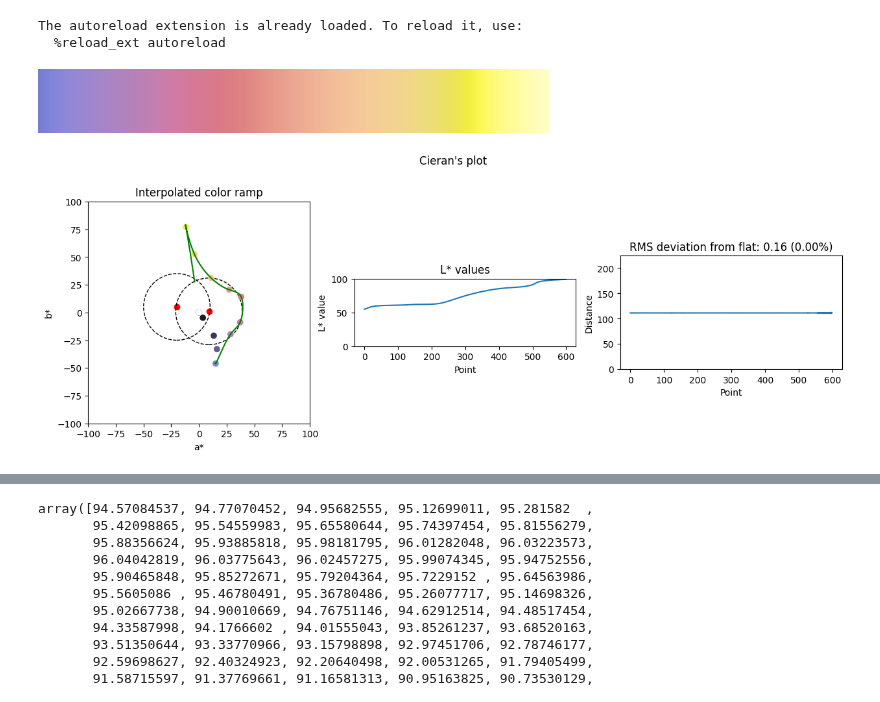
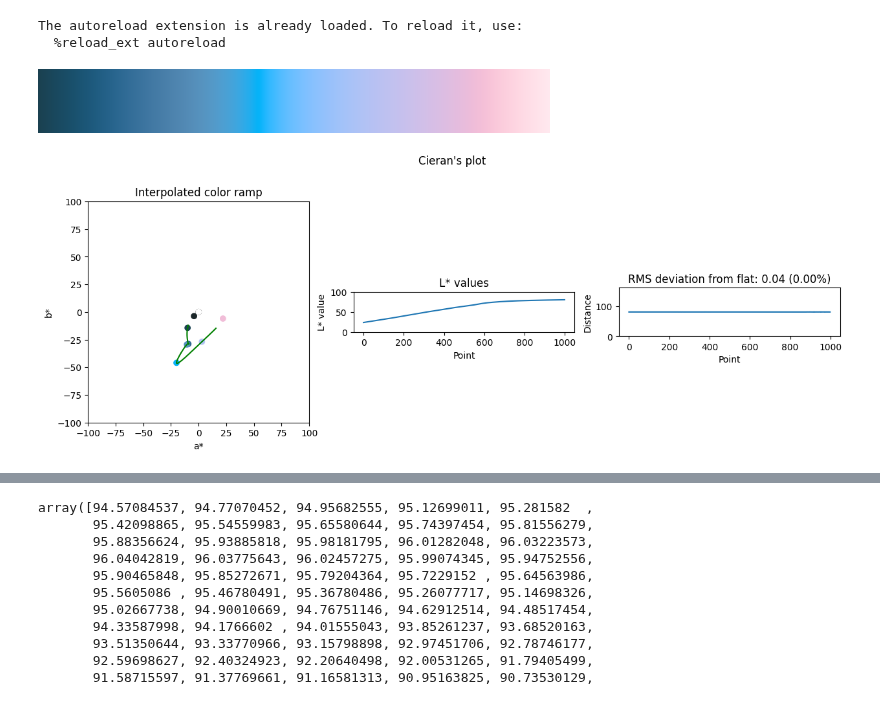
Before and after one commit to matthhong/cieran, a Jupyter notebook: ramping.ipynb, the cells around one changed output, grey strips where cells are left out. Cells and saved outputs as stored; diff of their text form; code cells hidden in the pictures.

```diff
--- a/ramping.ipynb
+++ b/ramping.ipynb
@@ -1,24 +1,24 @@
 # %%
 # autoreload
 %load_ext autoreload
 %autoreload 2
 
 # Import cieran
 from cieran import Cieran
 
 # Test the Cieran class
-waypoints = [[84, 11, 31], [57, 15, -46]]
-obstacles = [[78, 9, 1], [95, -20, 5], [92, -10, 78]]
+waypoints = [[82, 22, -6], [68, -20, -46]]
+obstacles = []
 
-cieran = Cieran(waypoints, obstacles, 30, truncate_front=0.3, truncate_back=0.1)
+cieran = Cieran(waypoints, obstacles, 20, truncate_front=0.1, truncate_back=0.02)
 
 # Plot the path
 cieran.cmap
 # %% [output]
 The autoreload extension is already loaded. To reload it, use:
   %reload_ext autoreload
-[figure, old version]
+[figure, new version]
 # %%
 cieran.plot_all()
 # %% [output]
-[figure, old version]
+[figure, new version]
```
Also changed, not shown: parts of 3 cells of this notebook, 7 other files.
